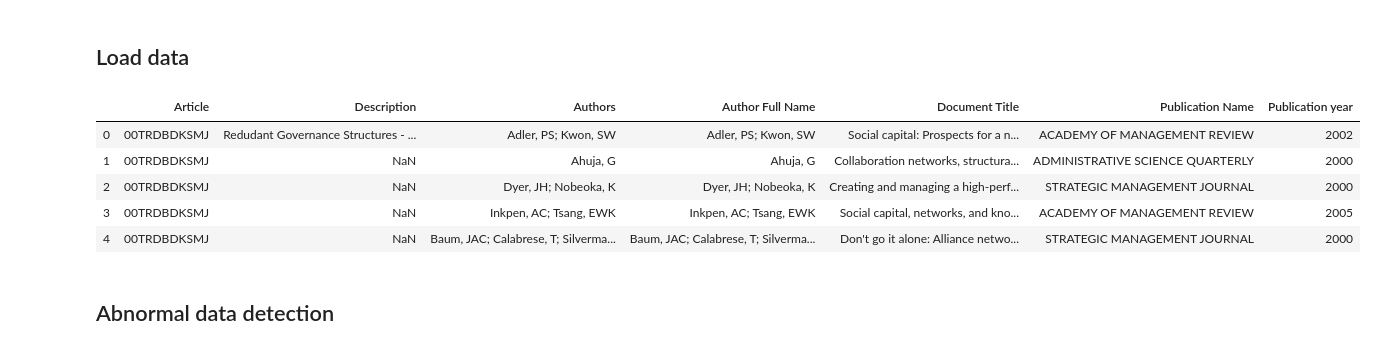
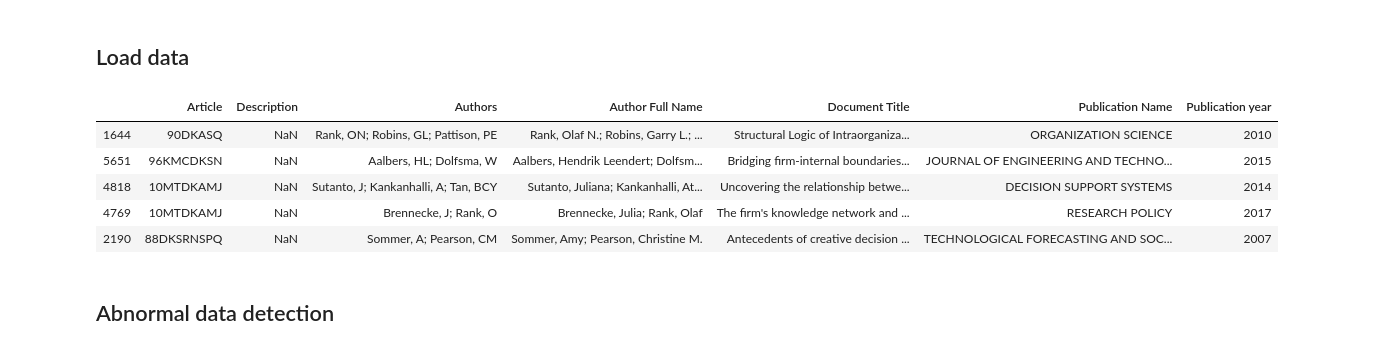
Before and after one commit to lily-yuan/DataVisualization, a Jupyter notebook: DataCleaning.ipynb, the cells around one changed output. Drawn from its saved outputs; the diff is of its cells as text; code cells hidden in the pictures.

```diff
--- a/DataCleaning.ipynb
+++ b/DataCleaning.ipynb
@@ -30,14 +30,15 @@ descrptn_dict = dict(zip(new_names['New article name'],new_names['Description'])
 ## Load data
 # %%
 df = pd.read_excel("Krackhardt Web of Science Data v3.xlsx")
+df = df.sample(n = 1000, random_state=0)
 df.head()
 # %% [output]
 |  | Article | Description | Authors | Author Full Name | Document Title | Publication Name | Publication year |
-| 0 | 00TRDBDKSMJ | Redudant Governance Structures - ... | Adler, PS; Kwon, SW | Adler, PS; Kwon, SW | Social capital: Prospects for a n... | ACADEMY OF MANAGEMENT REVIEW | 2002 |
-| 1 | 00TRDBDKSMJ | NaN | Ahuja, G | Ahuja, G | Collaboration networks, structura... | ADMINISTRATIVE SCIENCE QUARTERLY | 2000 |
-| 2 | 00TRDBDKSMJ | NaN | Dyer, JH; Nobeoka, K | Dyer, JH; Nobeoka, K | Creating and managing a high-perf... | STRATEGIC MANAGEMENT JOURNAL | 2000 |
-| 3 | 00TRDBDKSMJ | NaN | Inkpen, AC; Tsang, EWK | Inkpen, AC; Tsang, EWK | Social capital, networks, and kno... | ACADEMY OF MANAGEMENT REVIEW | 2005 |
-| 4 | 00TRDBDKSMJ | NaN | Baum, JAC; Calabrese, T; Silverma... | Baum, JAC; Calabrese, T; Silverma... | Don't go it alone: Alliance netwo... | STRATEGIC MANAGEMENT JOURNAL | 2000 |
+| 1644 | 90DKASQ | NaN | Rank, ON; Robins, GL; Pattison, PE | Rank, Olaf N.; Robins, Garry L.; ... | Structural Logic of Intraorganiza... | ORGANIZATION SCIENCE | 2010 |
+| 5651 | 96KMCDKSN | NaN | Aalbers, HL; Dolfsma, W | Aalbers, Hendrik Leendert; Dolfsm... | Bridging firm-internal boundaries... | JOURNAL OF ENGINEERING AND TECHNO... | 2015 |
+| 4818 | 10MTDKAMJ | NaN | Sutanto, J; Kankanhalli, A; Tan, BCY | Sutanto, Juliana; Kankanhalli, At... | Uncovering the relationship betwe... | DECISION SUPPORT SYSTEMS | 2014 |
+| 4769 | 10MTDKAMJ | NaN | Brennecke, J; Rank, O | Brennecke, Julia; Rank, Olaf | The firm's knowledge network and ... | RESEARCH POLICY | 2017 |
+| 2190 | 88DKSRNSPQ | NaN | Sommer, A; Pearson, CM | Sommer, Amy; Pearson, Christine M. | Antecedents of creative decision ... | TECHNOLOGICAL FORECASTING AND SOC... | 2007 |
 # %% [markdown]
 ## Abnormal data detection
 # %%
```
Also changed, not shown: parts of 8 cells of this notebook.
